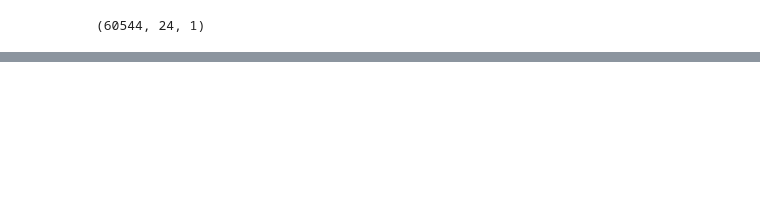
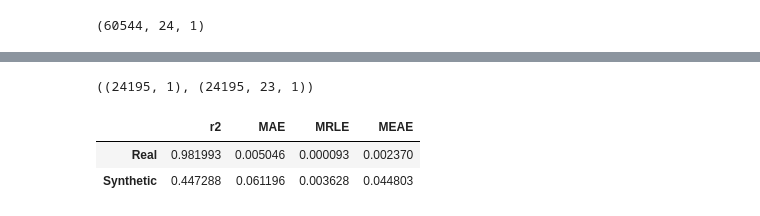
Before and after one commit to FranVV-Ecu/chemtech, a Jupyter notebook: Anomaly detection .ipynb, the cells around one changed output, grey strips where cells are left out. Drawn from its saved outputs; the diff is of its cells as text; code cells hidden in the pictures; blank space fills up the shorter version.

```diff
--- a/Anomaly detection .ipynb
+++ b/Anomaly detection .ipynb
@@ -319,7 +290,7 @@ def RNN_regression(units):
     model = Sequential()
     model.add(GRU(units=units,
                   name=f'RNN_1'))
-    model.add(Dense(units=6,
+    model.add(Dense(units=1,
                     activation='sigmoid',
                     name='OUT'))
     model.compile(optimizer=opt, loss=loss)
@@ -359,0 +340,11 @@ TypeError: list indices must be integers or slices, not tuple
+# %%
+#Training the model with the real train data
+ts_real = RNN_regression(12)
+early_stopping = EarlyStopping(monitor='val_loss')
+
+real_train = ts_real.fit(x=X_data_train,
+                          y=y_data_train,
+                          validation_data=(X_data_test, y_data_test),
+                          epochs=200,
+                          batch_size=128,
+                          callbacks=[early_stopping])
@@ -359,0 +361,9 @@ TypeError: list indices must be integers or slices, not tuple
+# %%
+#Training the model with the synthetic data
+ts_synth = RNN_regression(12)
+synth_train = ts_synth.fit(x=X_synth_train,
+                          y=y_synth_train,
+                          validation_data=(X_data_test, y_data_test),
+                          epochs=200,
+                          batch_size=128,
+                          callbacks=[early_stopping])
@@ -359,0 +378,27 @@ TypeError: list indices must be integers or slices, not tuple
+# %%
+#Summarize the metrics here as a pandas dataframe
+from sklearn.metrics import r2_score, mean_absolute_error, mean_squared_log_error, median_absolute_error
+real_predictions = ts_real.predict(X_data_test)
+synth_predictions = ts_synth.predict(X_data_test)
+# %%
+real_predictions.shape, X_data_test.shape
+# %% [output]
+((24195, 1), (24195, 23, 1))
+# %%
+metrics_dict = {'r2': [r2_score(y_data_test, real_predictions),
+                       r2_score(y_data_test, synth_predictions)],
+                'MAE': [mean_absolute_error(y_data_test, real_predictions),
+                        mean_absolute_error(y_data_test, synth_predictions)],
+                'MRLE': [mean_squared_log_error(y_data_test, real_predictions),
+                         mean_squared_log_error(y_data_test, synth_predictions)],
+                'MEAE': [median_absolute_error(y_data_test, real_predictions),
+                         median_absolute_error(y_data_test, synth_predictions)],
+               }
+
+results = pd.DataFrame(metrics_dict, index=['Real', 'Synthetic'])
+
+results
+# %% [output]
+|  | r2 | MAE | MRLE | MEAE |
+| Real | 0.981993 | 0.005046 | 0.000093 | 0.002370 |
+| Synthetic | 0.447288 | 0.061196 | 0.003628 | 0.044803 |
```
Also changed, not shown: parts of 14 cells of this notebook, 2 other files.
